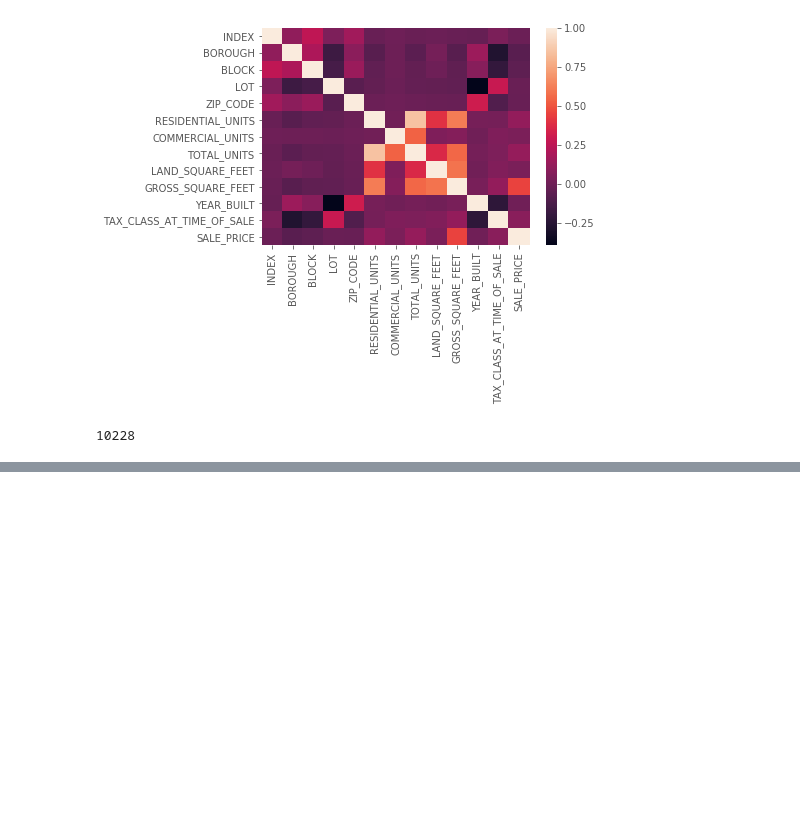
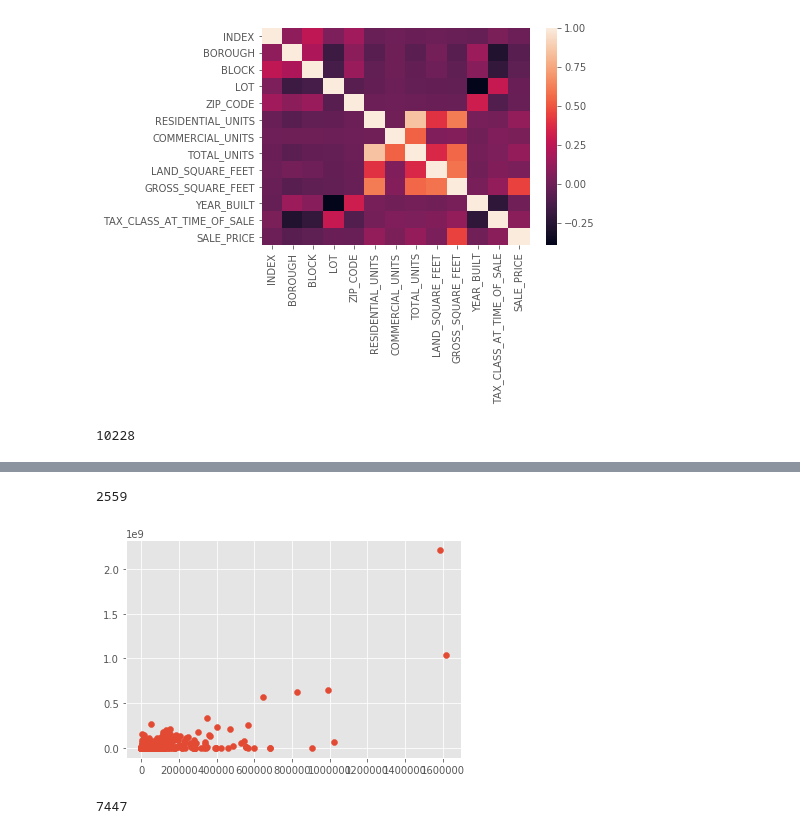
Before and after one commit to Lovem1/NEWYOIK, a Jupyter notebook: NYC Properties analysis.ipynb, the cells around one changed output, grey strips where cells are left out. Saved outputs shown, nothing was run; the diff lists cells and outputs as text; code cells hidden in the pictures; blank space fills up the shorter version.

```diff
--- a/NYC Properties analysis.ipynb
+++ b/NYC Properties analysis.ipynb
@@ -283,0 +369,20 @@ print (dataset.SALE_PRICE[dataset.SALE_PRICE == 0].count())
+# %%
+df = dataset.drop(61460)
+# %%
+df["GROSS_SQUARE_FEET"].idxmax()
+# %% [output]
+2559
+# %%
+#Re-run the correlation between SALE PRICE and GROSS SQUARE FEET
+%matplotlib inline
+matplotlib.style.use('ggplot')
+x = df.GROSS_SQUARE_FEET
+y = df.SALE_PRICE
+plt.scatter(x, y)
+plt.show()
+# %% [output]
+[figure, added]
+# %%
+df["SALE_PRICE"].idxmax()
+# %% [output]
+7447
```
Also changed, not shown: parts of 18 cells of this notebook.
